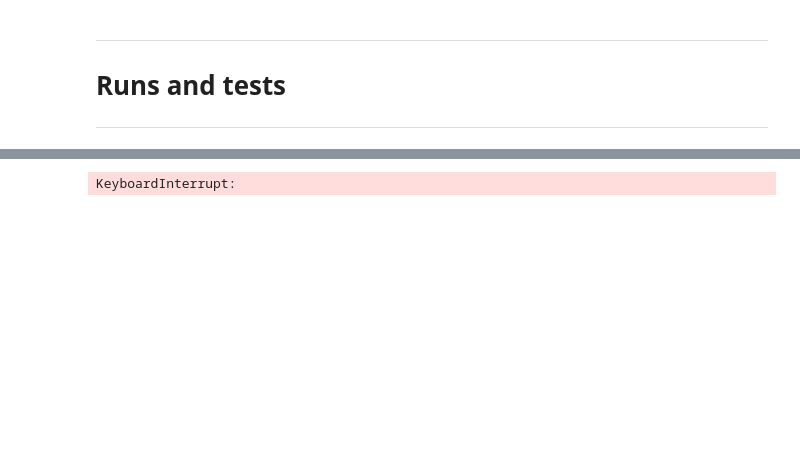
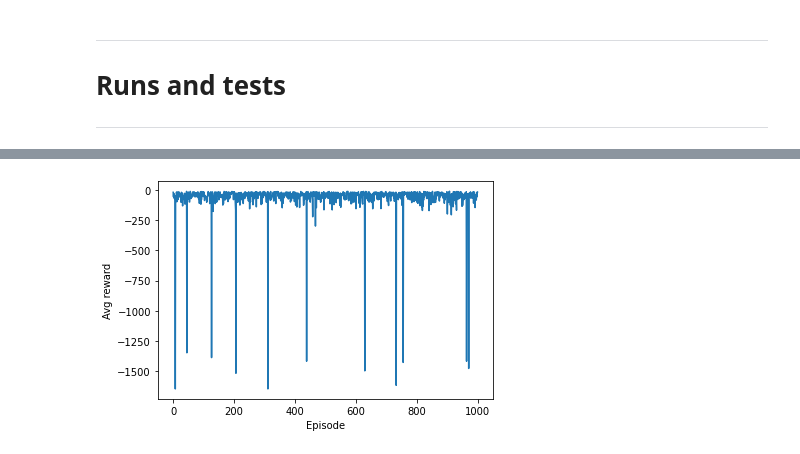
Before and after one commit to mnbvmnbv2/MADDPG, a Jupyter notebook: MADDPG.ipynb, the cells around one changed output, grey strips where cells are left out. Cells and saved outputs as stored; diff of their text form; code cells hidden in the pictures; blank space fills up the shorter version.

```diff
--- a/MADDPG.ipynb
+++ b/MADDPG.ipynb
@@ -504,38 +195,3 @@ def test(env, actor_weights, continuous, total_episodes=10, render=False, timing
-# %%
-def rando(env, continuous=False, total_episodes=10, render=False, timing=False, testing=False):
-    rewards = []
-    for ep in range(total_episodes):
-        ep_reward = 0
-
-        before = time.time()
-
-        prev_state = env.reset()
-
-        while True:
-            if render:
-                env.render()
-            action = env.action_space.sample() # np.random.randint(0,2,(4)).tolist()
-            state, reward, done, _ = env.step(action)
-            ep_reward += reward[0]
-
-            # For testing:
-            if testing:
-                time.sleep(0.5)
-                print(done)
-
-            prev_state = state
-
-            if all(done):
-                break
-
-        if timing:
-            print(str(time.time() - before) + 's')
-            rewards.append(ep_reward)
-
-    plt.plot(rewards)
-    plt.xlabel("Episode")
-    plt.ylabel("True reward")
-    plt.show()
 # %% [markdown]
 ---
 # Runs and tests
@@ -559,13 +275,9 @@ env._max_steps = 80 # reduce from 100 for faster environments
-# %%
-ag, rl, trl = run(env, False, total_trials=1, total_episodes=1000,
-        disc_actions_num=2, seed=1453,
-        buffer_capacity=50000, batch_size=128, num_agents=4, learn_step=8,
-        std_dev=0.3, epsilon=0.1, actor_lr=0.0005, critic_lr=0.001, min_clip=-2, max_clip=2,
-        gamma=0.99, tau=0.001, adam_eps=1e-07, amsgrad=False, theta=0.15,
-        gamma_func=fixed, tau_func=fixed, critic_lr_func=fixed, actor_lr_func=fixed, std_dev_func=fixed, epsilon_func=fixed,
-        reward_mod=False, start_steps=0, loss_func=losses.MeanSquaredError(),
-        mean_number=20, solved=-9,
-        render=False, weights_directory='Weights/', plots_directory='Graphs/',
-        output=True, total_time=True, use_gpu=True, return_data=True)
-# %% [output]
-KeyboardInterrupt:
+# %%
+rel = rando(env, total_episodes=1000, render=False, timing=False, testing=False)
+# %%
+plt.plot(rel)
+plt.xlabel("Episode")
+plt.ylabel("Avg reward")
+plt.show()
+# %% [output]
+[figure, added]
```
Also changed, not shown: parts of 22 cells of this notebook, 5 other files.
